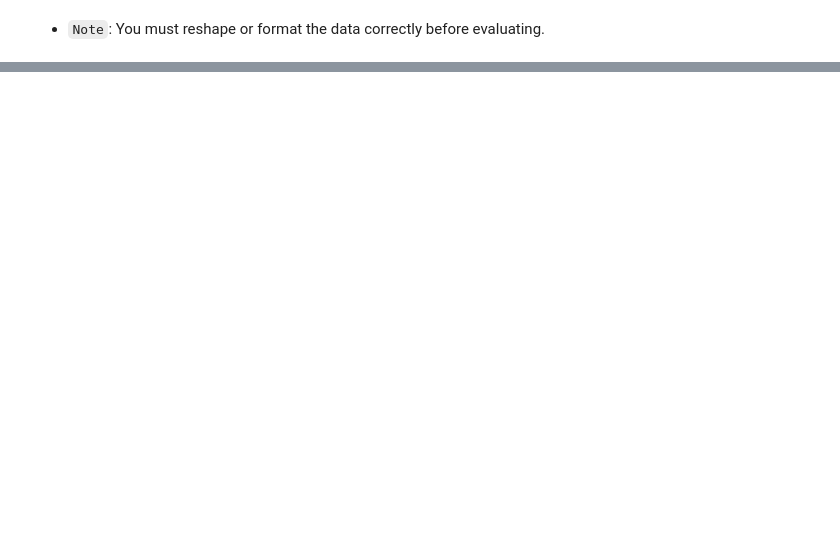
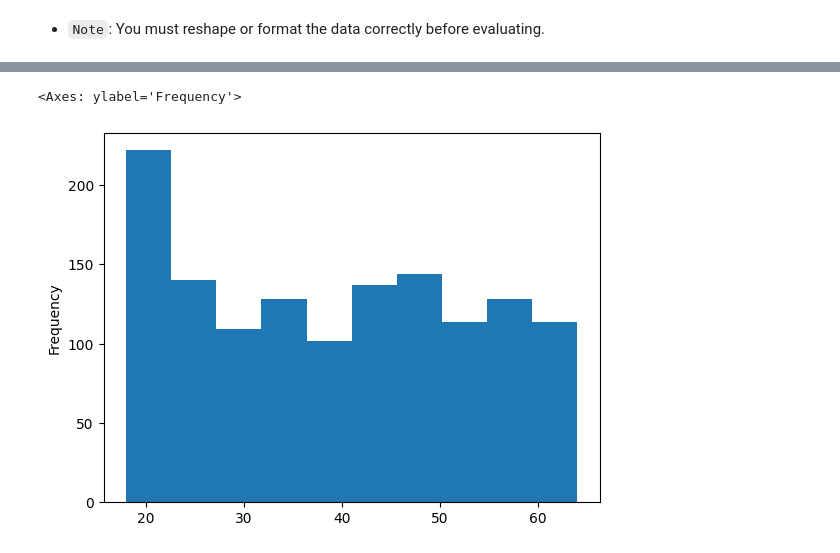
Before and after one commit to ShubhamKNIT/learn-ml, a Jupyter notebook: notebooks/01_nn_regression_with_tf.ipynb, the cells around one changed output, grey strips where cells are left out. Drawn from its saved outputs; the diff is of its cells as text; code cells hidden in the pictures; blank space fills up the shorter version.

```diff
--- a/notebooks/01_nn_regression_with_tf.ipynb
+++ b/notebooks/01_nn_regression_with_tf.ipynb
@@ -503,0 +836,3 @@ def huber(y_true, y_pred):
+# %%
+df = pd.read_csv('data/insurance.csv')
+df
@@ -503,0 +855,3 @@ def huber(y_true, y_pred):
+# %%
+df_one_hot = pd.get_dummies(df, dtype = np.int32)
+df_one_hot
@@ -503,0 +874,3 @@ def huber(y_true, y_pred):
+# %%
+X = df_one_hot.drop(labels = ["charges"], axis = 1)
+y = df_one_hot["charges"]
@@ -503,0 +1012,5 @@ def huber(y_true, y_pred):
+# %%
+X['age'].plot(kind = 'hist')
+# %% [output]
+<Axes: ylabel='Frequency'>
+[figure, added]
```
Also changed, not shown: parts of 83 cells of this notebook.
